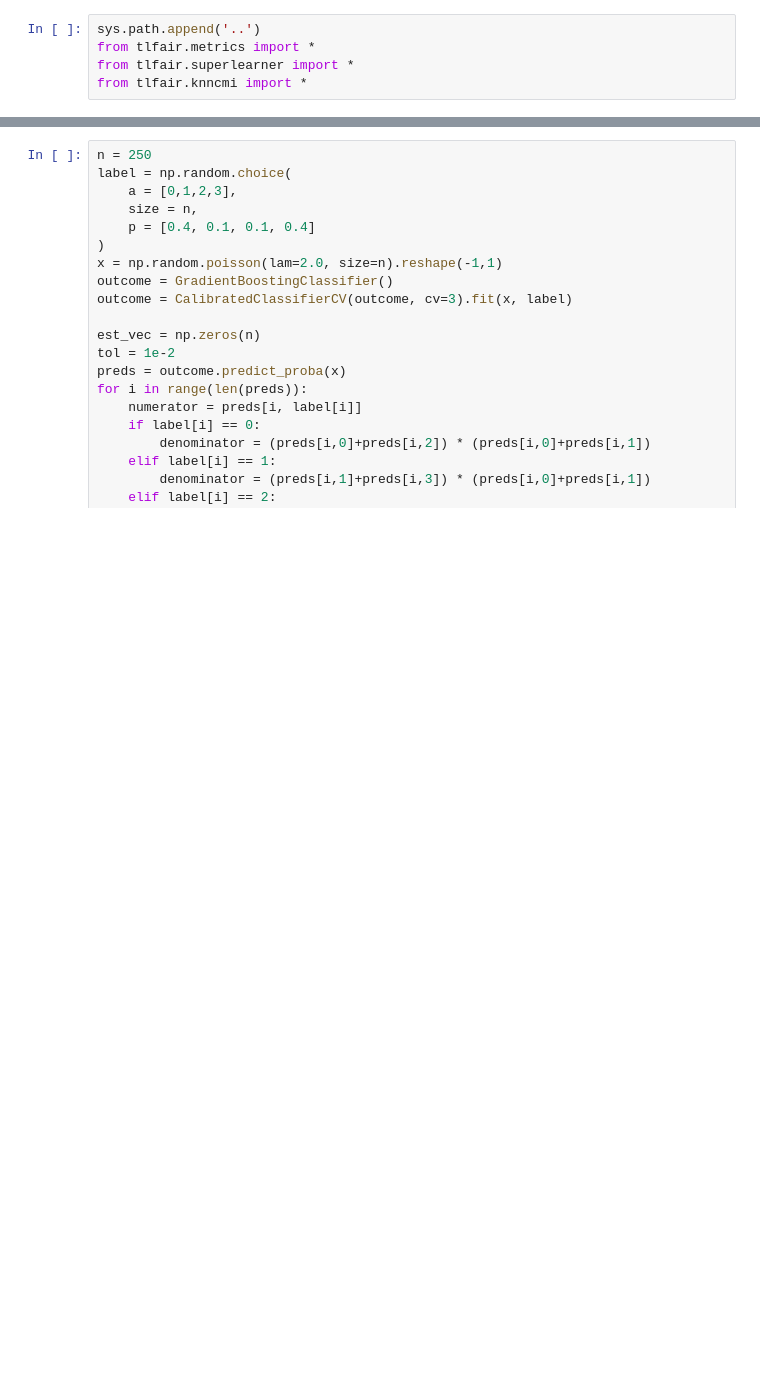
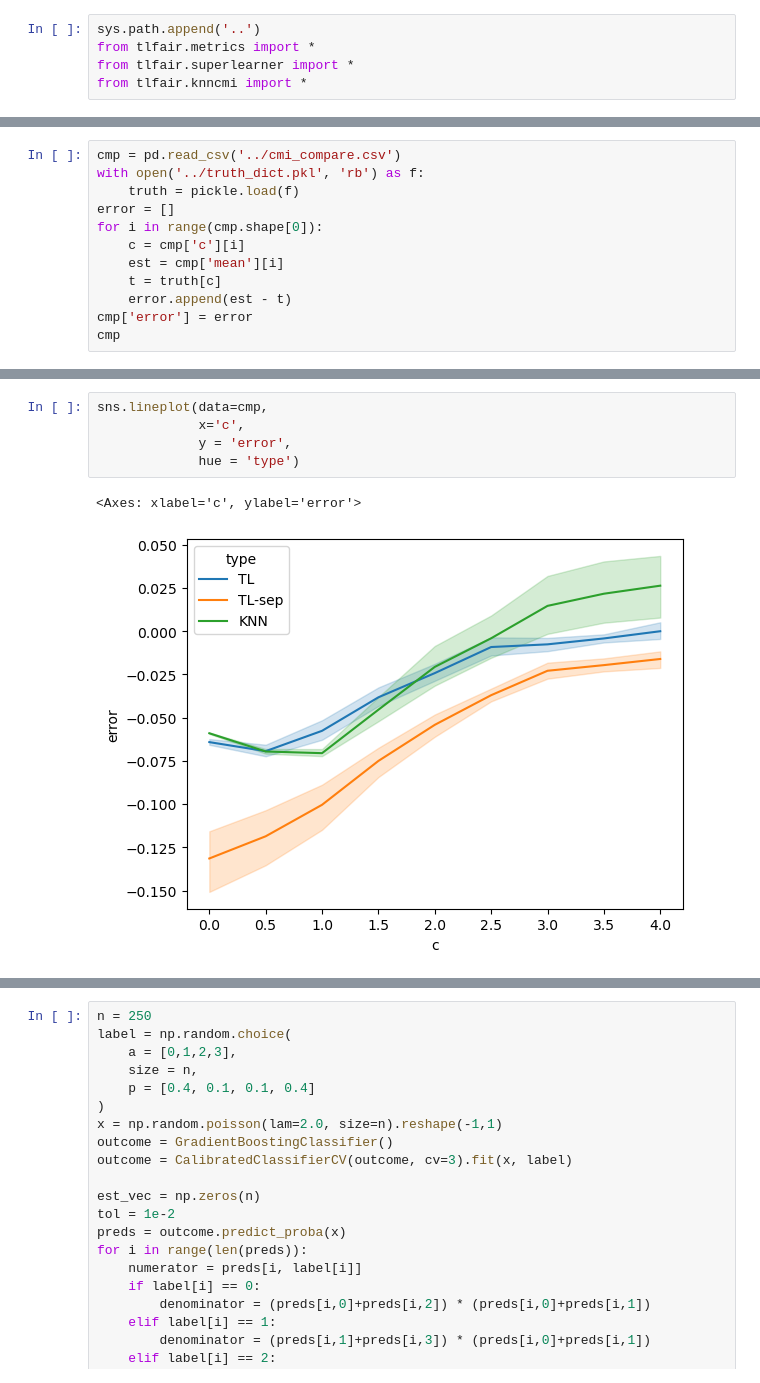
Before and after one commit to alexanderoa/tl_fairness, a Jupyter notebook: notebooks/cmi.ipynb, the cells around one changed output, grey strips where cells are left out. Drawn from its saved outputs; the diff is of its cells as text; blank space fills up the shorter version.

```diff
--- a/notebooks/cmi.ipynb
+++ b/notebooks/cmi.ipynb
@@ -14,0 +39,12 @@ from tlfair.knncmi import *
+# %%
+cmp = pd.read_csv('../cmi_compare.csv')
+with open('../truth_dict.pkl', 'rb') as f:
+    truth = pickle.load(f)
+error = []
+for i in range(cmp.shape[0]):
+    c = cmp['c'][i]
+    est = cmp['mean'][i]
+    t = truth[c]
+    error.append(est - t)
+cmp['error'] = error
+cmp
@@ -14,0 +65,8 @@ from tlfair.knncmi import *
+# %%
+sns.lineplot(data=cmp,
+             x='c',
+             y = 'error',
+             hue = 'type')
+# %% [output]
+<Axes: xlabel='c', ylabel='error'>
+[figure, added]
```
Also changed, not shown: parts of 10 cells of this notebook, 7 other files.
